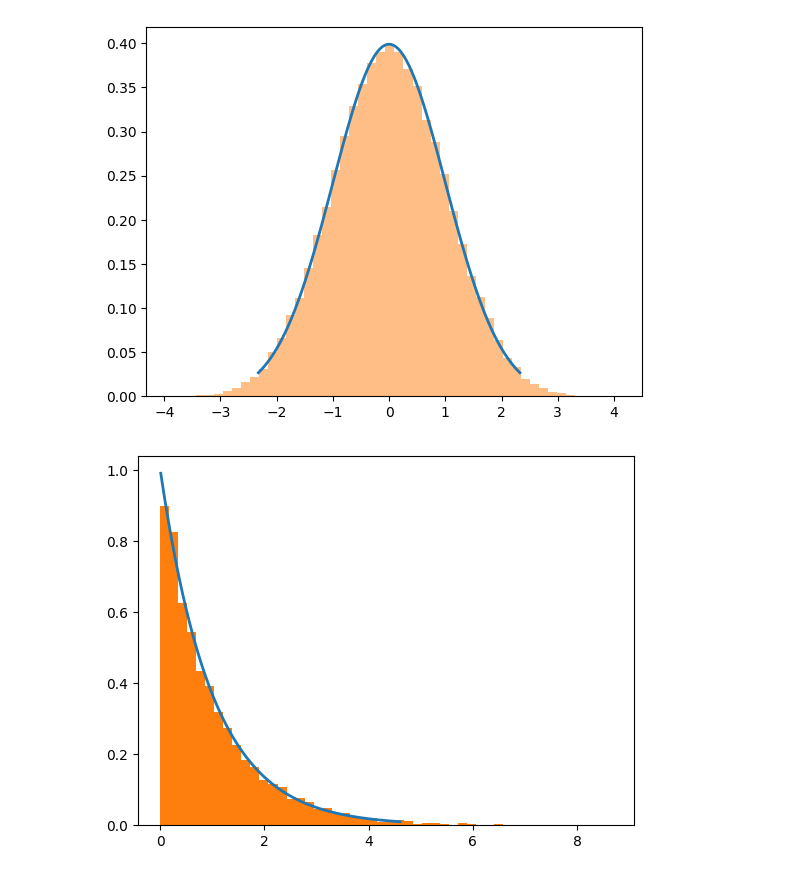
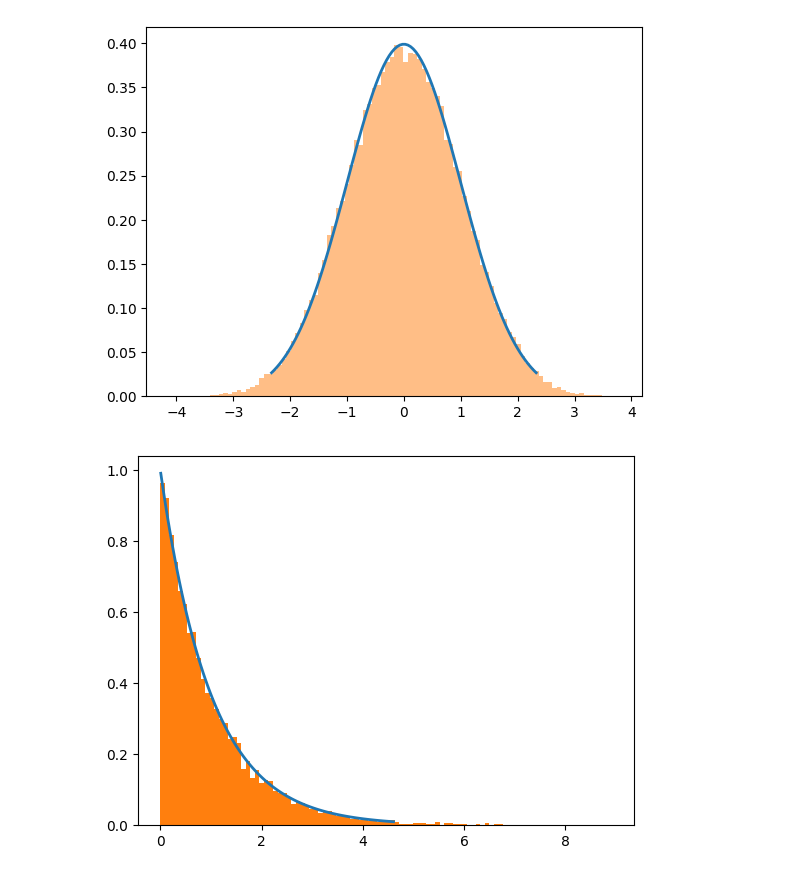
Before and after one commit to callieham/Year-3, a Jupyter notebook: Stochastic/Stochastic Simulation Problem Sheets.ipynb, the cells around one changed output. Saved outputs shown, nothing was run; the diff lists cells and outputs as text; code cells hidden in the pictures.

```diff
--- a/Stochastic/Stochastic Simulation Problem Sheets.ipynb
+++ b/Stochastic/Stochastic Simulation Problem Sheets.ipynb
@@ -42,11 +42,11 @@ from scipy.stats import norm
 # %%
 fig, ax = plt.subplots(1, 1)
 x = np.linspace(norm.ppf(0.01), norm.ppf(0.99), 100)
 ax.plot(x, norm.pdf(x), lw=2)
-ax.hist(my_unif_sum_samples, bins=50, alpha=0.5, density = True)
+ax.hist(my_unif_sum_samples, bins=100, alpha=0.5, density = True)
 plt.show()
 # %% [output]
-[figure, old version]
+[figure, new version]
 # %%
 def exp_samples(n, l):
     samples = []
@@ -59,10 +59,10 @@ from scipy.stats import expon
 fig, ax = plt.subplots(1, 1)
 x = np.linspace(expon.ppf(0.01), expon.ppf(0.99), 100)
 ax.plot(x, expon.pdf(x), lw=2)
-ax.hist(exp_samples(10000, 1), density = True, bins = 50)
+ax.hist(exp_samples(10000, 1), density = True, bins = 100)
 plt.show()
 # %% [output]
-[figure, old version]
+[figure, new version]
 # %%
 def weibull(n, beta, alpha = 1):
     unifs = np.random.uniform(0, 1, n)
```
Also changed, not shown: parts of 67 cells of this notebook, 55 other files.
